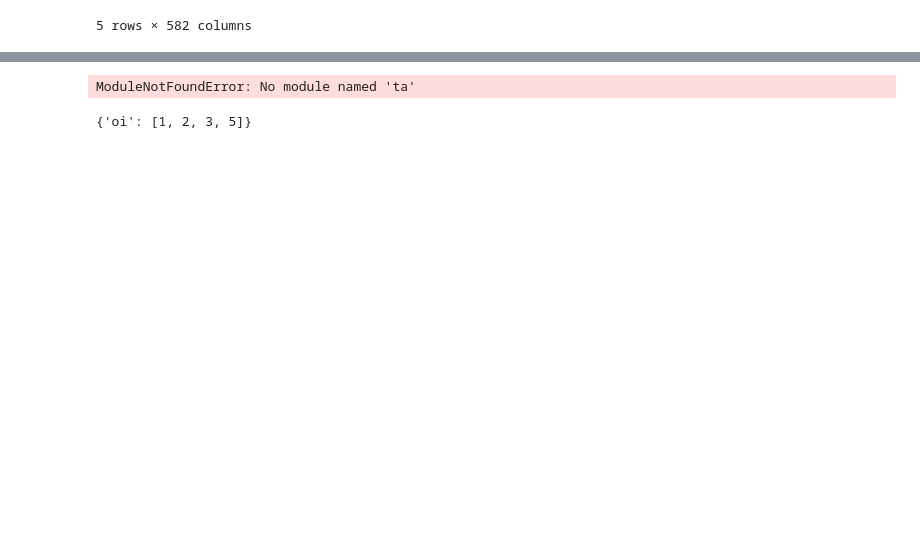
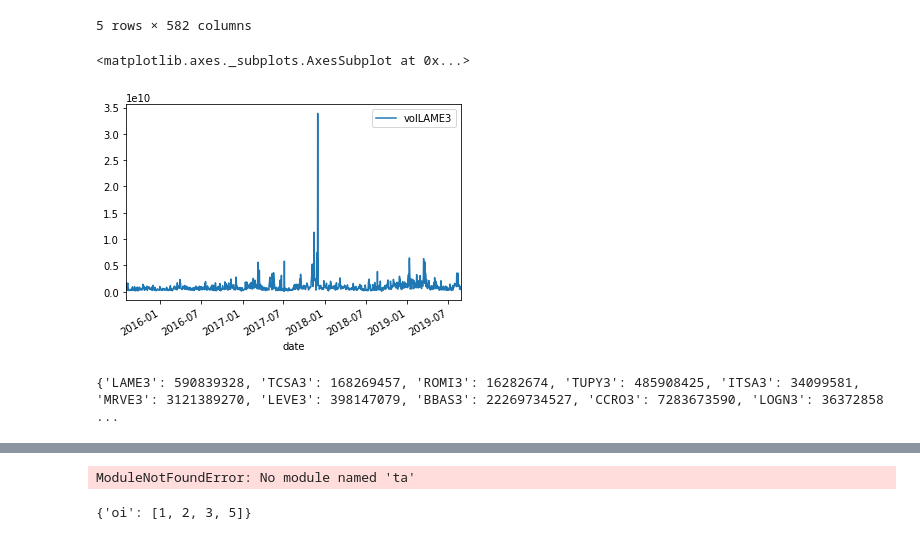
Before and after one commit to gustavocsousa/dojo_mico, a Jupyter notebook: dojo_mico.ipynb, the cells around one changed output, grey strips where cells are left out. Saved outputs shown, nothing was run; the diff lists cells and outputs as text; code cells hidden in the pictures; blank space fills up the shorter version.

```diff
--- a/dojo_mico.ipynb
+++ b/dojo_mico.ipynb
@@ -64,3 +66,8 @@ cot2015_dataFrame.tail()
 | 2019-08-27 | 13.11 | 13.34 | 12.91 | 13.30 | 3376.0 | 737105600.0 | 1.25 | 1.27 | 1.22 | ... |
 | 2019-08-28 | 13.34 | 13.39 | 13.17 | 13.37 | 1835.0 | 426738200.0 | 1.26 | 1.27 | 1.23 | ... |
 5 rows × 582 columns
+# %%
+cot2015_dataFrame.plot(y='volLAME3')
+# %% [output]
+<matplotlib.axes._subplots.AxesSubplot at 0x...>
+[figure, added]
@@ -67 +88,5 @@ cot2015_dataFrame.tail()
+# %%
+mediaVol = media_stock_vol(cot2015_dataFrame)
+# %% [output]
+{'LAME3': 590839328, 'TCSA3': 168269457, 'ROMI3': 16282674, 'TUPY3': 485908425, 'ITSA3': 34099581, 'MRVE3': 3121389270, 'LEVE3': 398147079, 'BBAS3': 22269734527, 'CCRO3': 7283673590, 'LOGN3': 36372858 ...
 # %%
```
Also changed, not shown: parts of 8 cells of this notebook.
